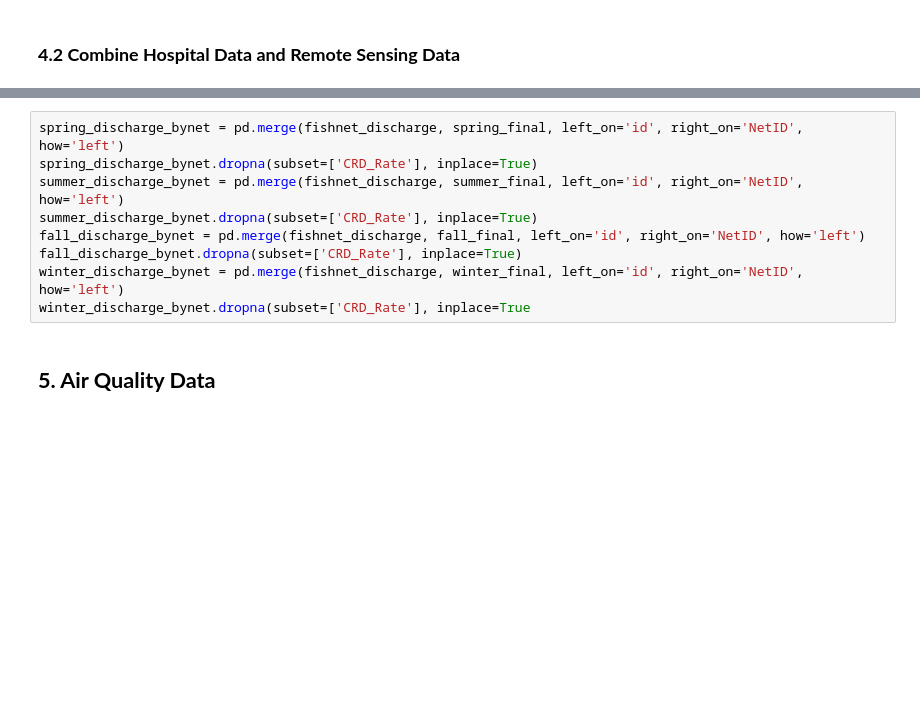
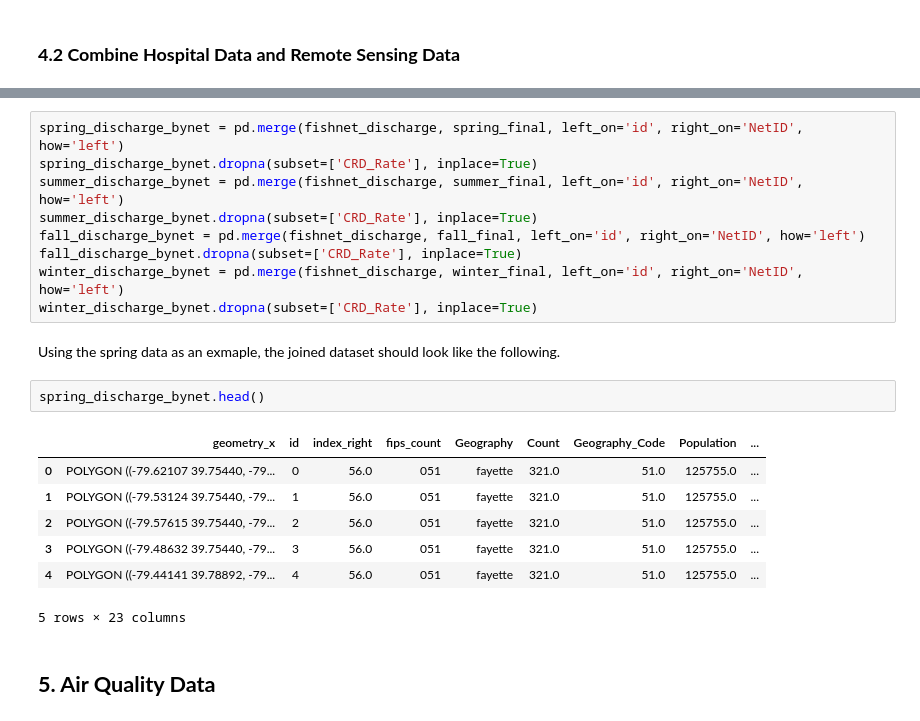
Before and after one commit to emilyzhou112/MUSA6500-Pennsylvania-CRD, a Jupyter notebook: code/PA-CRD-2024.ipynb, the cells around one changed output, grey strips where cells are left out. Saved outputs shown, nothing was run; the diff lists cells and outputs as text; blank space fills up the shorter version.

```diff
--- a/code/PA-CRD-2024.ipynb
+++ b/code/PA-CRD-2024.ipynb
@@ -882,7 +960,19 @@ summer_discharge_bynet.dropna(subset=['CRD_Rate'], inplace=True)
 fall_discharge_bynet = pd.merge(fishnet_discharge, fall_final, left_on='id', right_on='NetID', how='left')
 fall_discharge_bynet.dropna(subset=['CRD_Rate'], inplace=True)
 winter_discharge_bynet = pd.merge(fishnet_discharge, winter_final, left_on='id', right_on='NetID', how='left')
-winter_discharge_bynet.dropna(subset=['CRD_Rate'], inplace=True
+winter_discharge_bynet.dropna(subset=['CRD_Rate'], inplace=True)
+# %% [markdown]
+Using the spring data as an exmaple, the joined dataset should look like the following.
+# %%
+spring_discharge_bynet.head()
+# %% [output]
+|  | geometry_x | id | index_right | fips_count | Geography | Count | Geography_Code | Population | ... |
+| 0 | POLYGON ((-79.62107 39.75440, -79... | 0 | 56.0 | 051 | fayette | 321.0 | 51.0 | 125755.0 | ... |
+| 1 | POLYGON ((-79.53124 39.75440, -79... | 1 | 56.0 | 051 | fayette | 321.0 | 51.0 | 125755.0 | ... |
+| 2 | POLYGON ((-79.57615 39.75440, -79... | 2 | 56.0 | 051 | fayette | 321.0 | 51.0 | 125755.0 | ... |
+| 3 | POLYGON ((-79.48632 39.75440, -79... | 3 | 56.0 | 051 | fayette | 321.0 | 51.0 | 125755.0 | ... |
+| 4 | POLYGON ((-79.44141 39.78892, -79... | 4 | 56.0 | 051 | fayette | 321.0 | 51.0 | 125755.0 | ... |
+5 rows × 23 columns
 # %% [markdown]
 ## **5. Air Quality Data**
 # %% [markdown]
```
Also changed, not shown: parts of 36 cells of this notebook.
